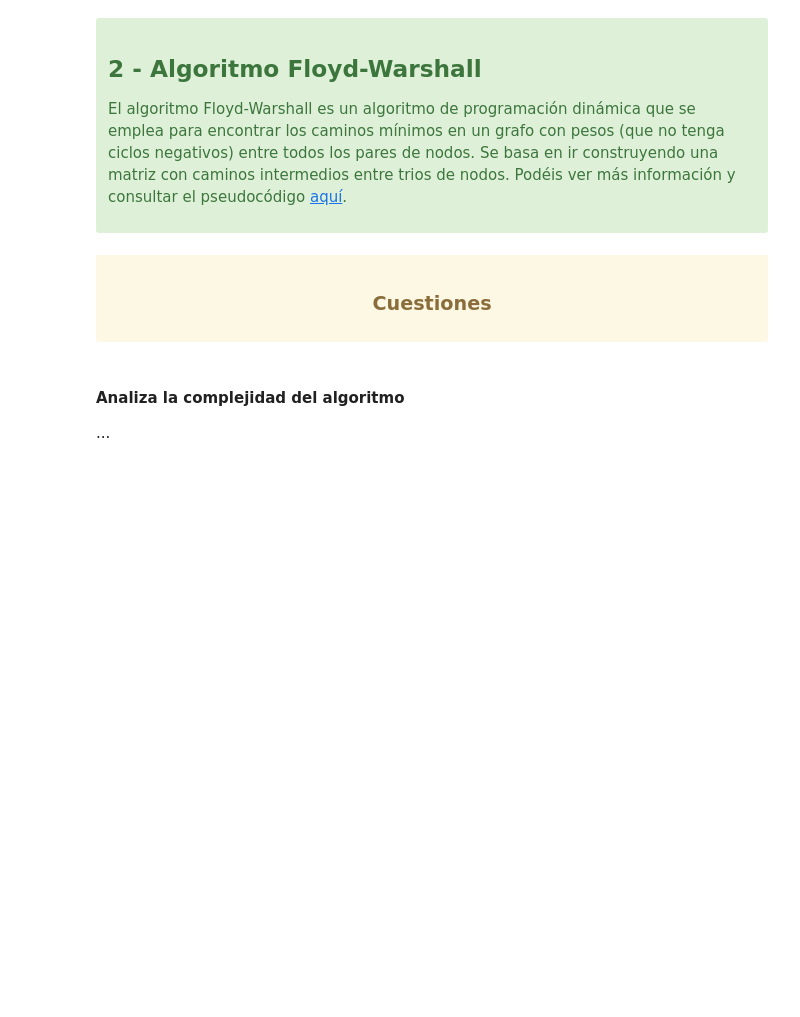
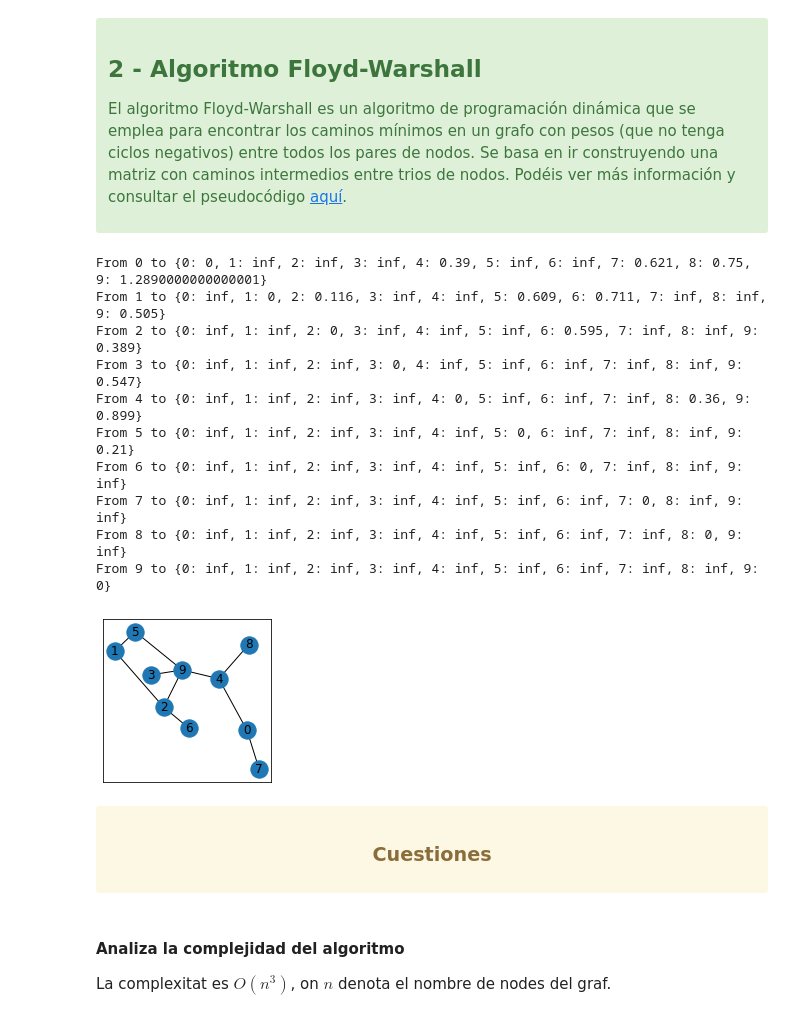
Before and after one commit to OriolMoles/alg2, a Jupyter notebook: 2pac/prob/6/ABO_Yarema_Taras-PD_A.ipynb, the cells around one changed output. Cells and saved outputs as stored; diff of their text form; code cells hidden in the pictures; blank space fills up the shorter version.

```diff
--- a/2pac/prob/6/ABO_Yarema_Taras-PD_A.ipynb
+++ b/2pac/prob/6/ABO_Yarema_Taras-PD_A.ipynb
@@ -339,18 +339,3 @@ En el cas de DP podem assegurar trobar la solució óptima, a costa de una compl
   <h2><p>2 - Algoritmo Floyd-Warshall</p></h2>
 
   <p> El algoritmo Floyd-Warshall es un algoritmo de programación dinámica que se emplea para encontrar los caminos mínimos en un grafo con pesos (que no tenga ciclos negativos) entre todos los pares de nodos. Se basa en ir construyendo una matriz con caminos intermedios entre trios de nodos. Podéis ver más información y consultar el pseudocódigo <a href="https://es.wikipedia.org/wiki/Algoritmo_de_Floyd-Warshall">aquí</a>.</p>
-# %%
-def floyd_warshall(G):
-    """
-    Floyd Warshall algorithm implementation.
-
-    Parameters
-    ----------
-        G, nx.graph
-
-    Returns
-    -------
-        list
-    """
-
-    return []
@@ -366,7 +396,29 @@ from utils import random_graph, draw_graph, draw_path
+# %%
+from utils import random_graph, draw_graph
+
+G = random_graph(10, 10)
+floyd_warshall(G)
+
+for node in G.nodes:
+    print(f"From {node} to {G.nodes[node]}")
+
+draw_graph(G, 3)
+# %% [output]
+From 0 to {0: 0, 1: inf, 2: inf, 3: inf, 4: 0.39, 5: inf, 6: inf, 7: 0.621, 8: 0.75, 9: 1.2890000000000001}
+From 1 to {0: inf, 1: 0, 2: 0.116, 3: inf, 4: inf, 5: 0.609, 6: 0.711, 7: inf, 8: inf, 9: 0.505}
+From 2 to {0: inf, 1: inf, 2: 0, 3: inf, 4: inf, 5: inf, 6: 0.595, 7: inf, 8: inf, 9: 0.389}
+From 3 to {0: inf, 1: inf, 2: inf, 3: 0, 4: inf, 5: inf, 6: inf, 7: inf, 8: inf, 9: 0.547}
+From 4 to {0: inf, 1: inf, 2: inf, 3: inf, 4: 0, 5: inf, 6: inf, 7: inf, 8: 0.36, 9: 0.899}
+From 5 to {0: inf, 1: inf, 2: inf, 3: inf, 4: inf, 5: 0, 6: inf, 7: inf, 8: inf, 9: 0.21}
+From 6 to {0: inf, 1: inf, 2: inf, 3: inf, 4: inf, 5: inf, 6: 0, 7: inf, 8: inf, 9: inf}
+From 7 to {0: inf, 1: inf, 2: inf, 3: inf, 4: inf, 5: inf, 6: inf, 7: 0, 8: inf, 9: inf}
+From 8 to {0: inf, 1: inf, 2: inf, 3: inf, 4: inf, 5: inf, 6: inf, 7: inf, 8: 0, 9: inf}
+From 9 to {0: inf, 1: inf, 2: inf, 3: inf, 4: inf, 5: inf, 6: inf, 7: inf, 8: inf, 9: 0}
+[figure, added]
 # %% [markdown]
 <div class="alert alert-warning" style="width:80%; margin:0 auto; padding">
 <center><p><h3> Cuestiones</h3></p> </center> </div>
-# %% [markdown]
-#### Analiza la complejidad del algoritmo
-
-...
+# %% [markdown]
+#### Analiza la complejidad del algoritmo
+
+La complexitat es $O(n^3)$, on $n$ denota el nombre de nodes del graf.
```
Also changed, not shown: parts of 2 cells of this notebook, 1 other file.
